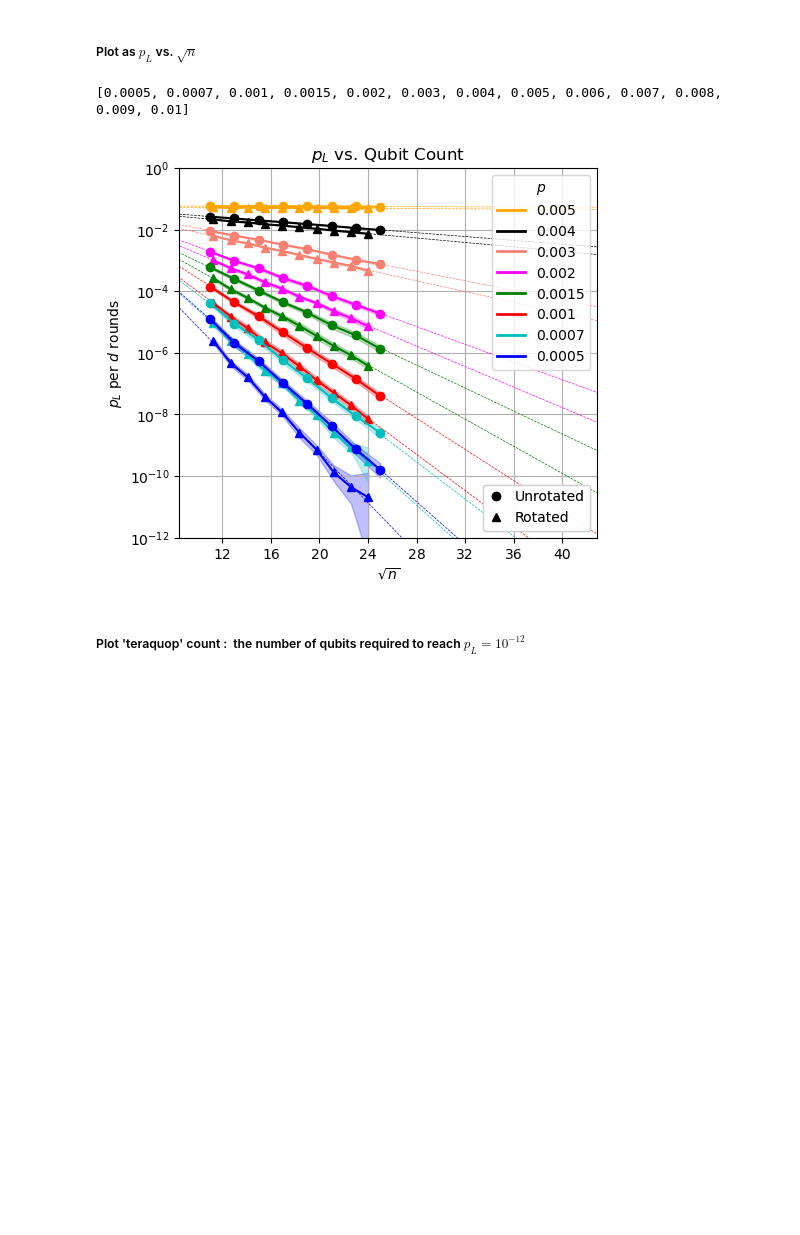
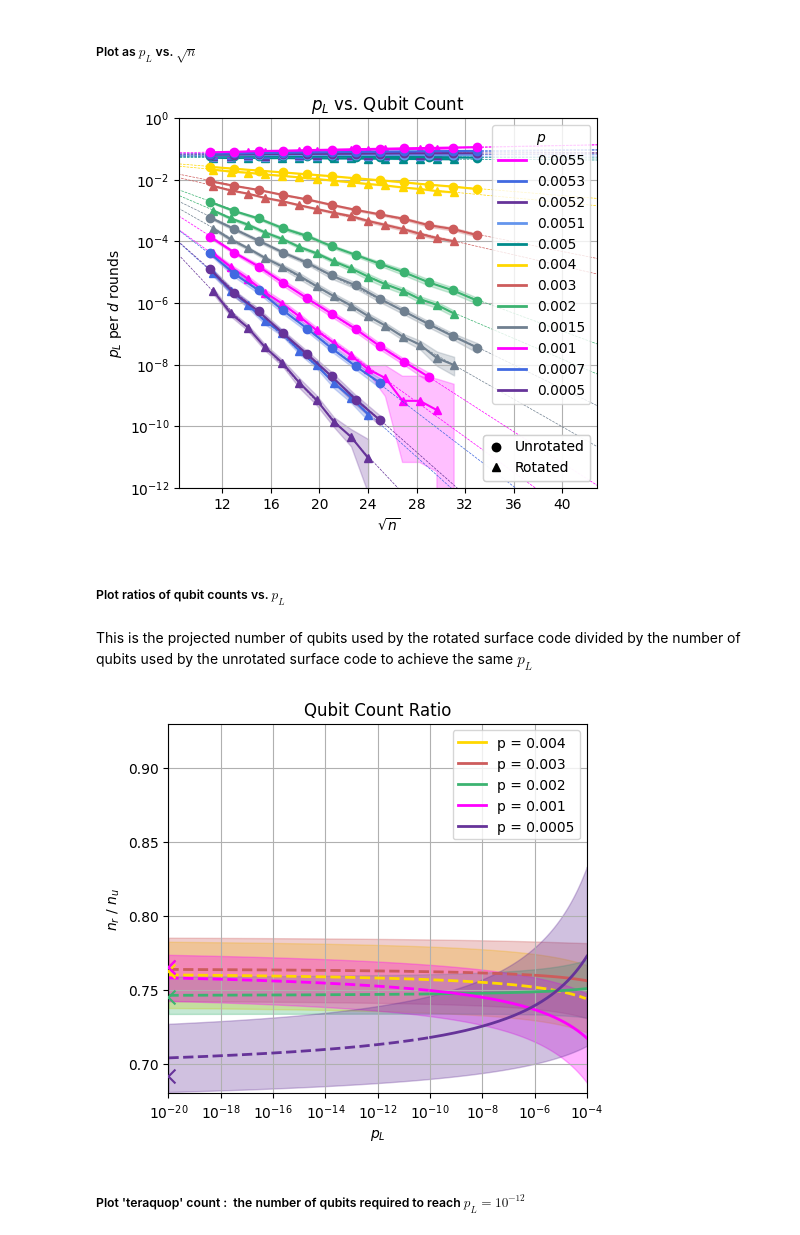
Before and after one commit to wamud/compare_the_pair, a Jupyter notebook: src/paper_data_and_plots.ipynb, the cells around one changed output. Cells and saved outputs as stored; diff of their text form; code cells hidden in the pictures; blank space fills up the shorter version.

```diff
--- a/src/paper_data_and_plots.ipynb
+++ b/src/paper_data_and_plots.ipynb
@@ -94,12 +95,25 @@ b = 'z'
 
 # give pvalues that have been simulated for for these orders:
 pvalues = funcs.give_p_values(mylist, roorder, unroorder)
-print(pvalues)
+# print(pvalues)
 
-funcs.plot_pL_vs_qubit_count(mylist, b, roorder, unroorder, ps = pvalues[0:8], romind = 8, unromind = 6)
+funcs.plot_pL_vs_qubit_count(mylist, b, roorder, unroorder, ps = pvalues[0:12], romind = 8, unromind = 6)
 # %% [output]
-[0.0005, 0.0007, 0.001, 0.0015, 0.002, 0.003, 0.004, 0.005, 0.006, 0.007, 0.008, 0.009, 0.01]
-[figure, old version]
+[figure, new version]
+# %% [markdown]
+##### Plot ratios of qubit counts vs. $p_L$
+# %% [markdown]
+This is the projected number of qubits used by the rotated surface code divided by the number of qubits used by the unrotated surface code to achieve the same $p_L$
+# %%
+reload(funcs)
+
+b = 'z'
+
+plot_pvalues = [0.0005, 0.001, 0.002, 0.003, 0.004]
+
+funcs.plot_ratio(mylist, b, roorder, unroorder, romind = 8, unromind = 6, ps = plot_pvalues, paper_ylims = True)
+# %% [output]
+[figure, added]
 # %% [markdown]
 ##### Plot 'teraquop' count :$\ $ the number of qubits required to reach $p_L = 10^{-12}$
 # %%
```
Also changed, not shown: parts of 8 cells of this notebook, 40 other files.
